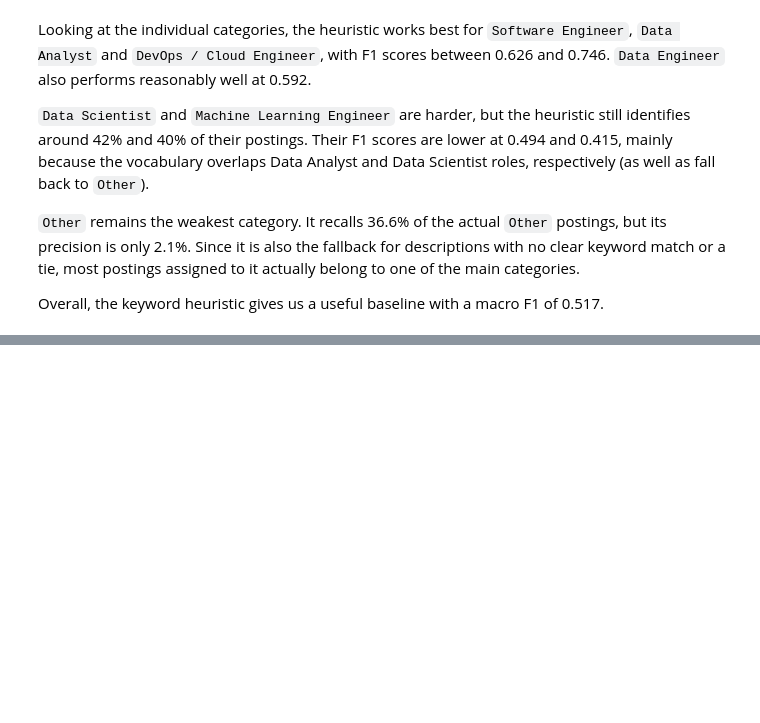
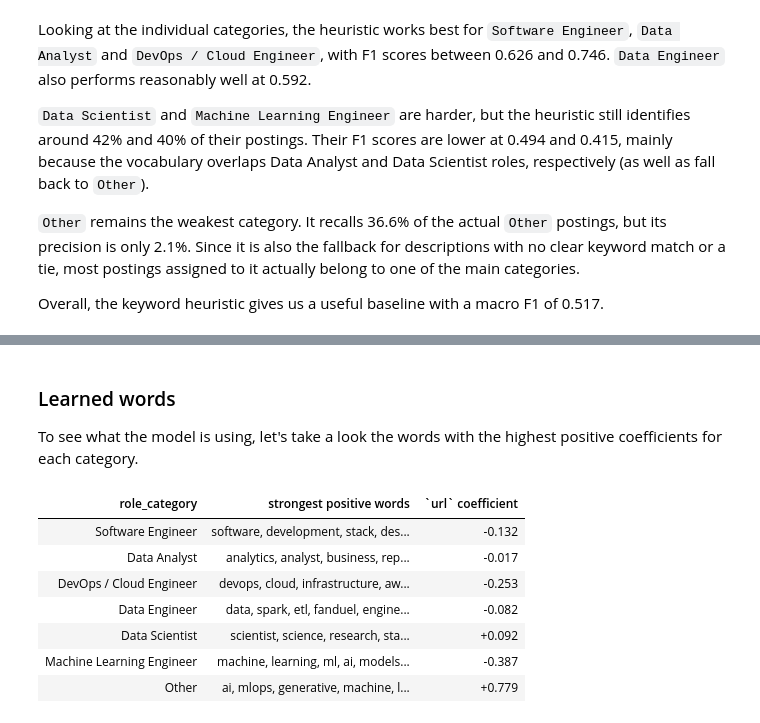
Before and after one commit to Tyainss/job-posting-nlp, a Jupyter notebook: job_posting_nlp_take_home_task.ipynb, the cells around one changed output, grey strips where cells are left out. Cells and saved outputs as stored; diff of their text form; code cells hidden in the pictures; blank space fills up the shorter version.

```diff
--- a/job_posting_nlp_take_home_task.ipynb
+++ b/job_posting_nlp_take_home_task.ipynb
@@ -1880,0 +2275,66 @@ Overall, the keyword heuristic gives us a useful baseline with a macro F1 of 0.5
+# %% [markdown]
+### Learned words
+
+To see what the model is using, let's take a look the words with the highest positive coefficients for each category.
+# %%
+# This fit is only used to inspect the learned coefficients.
+selected_tfidf_pipeline = build_tfidf_logistic_pipeline(
+    ngram_range=(1, 1),
+    class_weight="balanced",
+    min_df=selected_min_df,
+)
+
+selected_tfidf_pipeline.fit(
+    X_development,
+    y_development,
+)
+
+vectorizer = selected_tfidf_pipeline.named_steps["tfidf"]
+classifier = selected_tfidf_pipeline.named_steps["classifier"]
+
+feature_names = vectorizer.get_feature_names_out()
+url_index = vectorizer.vocabulary_.get("url")
+
+coefficient_rows = []
+
+for role_category, coefficients in zip(
+    classifier.classes_,
+    classifier.coef_,
+):
+    top_indices = np.argsort(coefficients)[-6:][::-1]
+
+    coefficient_rows.append(
+        {
+            "role category": role_category,
+            "strongest positive words": ", ".join(
+                feature_names[top_indices]
+            ),
+            "`url` coefficient": (
+                coefficients[url_index]
+                if url_index is not None
+                else np.nan
+            ),
+        }
+    )
+
+coefficient_summary = (
+    pd.DataFrame(coefficient_rows)
+    .set_index("role category")
+    .reindex(class_order)
+    .reset_index()
+)
+
+display(
+    coefficient_summary.style
+    .hide(axis="index")
+    .format({"`url` coefficient": "{:+.3f}"})
+)
+# %% [output]
+| role_category | strongest positive words | `url` coefficient |
+| Software Engineer | software, development, stack, des... | -0.132 |
+| Data Analyst | analytics, analyst, business, rep... | -0.017 |
+| DevOps / Cloud Engineer | devops, cloud, infrastructure, aw... | -0.253 |
+| Data Engineer | data, spark, etl, fanduel, engine... | -0.082 |
+| Data Scientist | scientist, science, research, sta... | +0.092 |
+| Machine Learning Engineer | machine, learning, ml, ai, models... | -0.387 |
+| Other | ai, mlops, generative, machine, l... | +0.779 |
```
Also changed, not shown: parts of 12 cells of this notebook.
